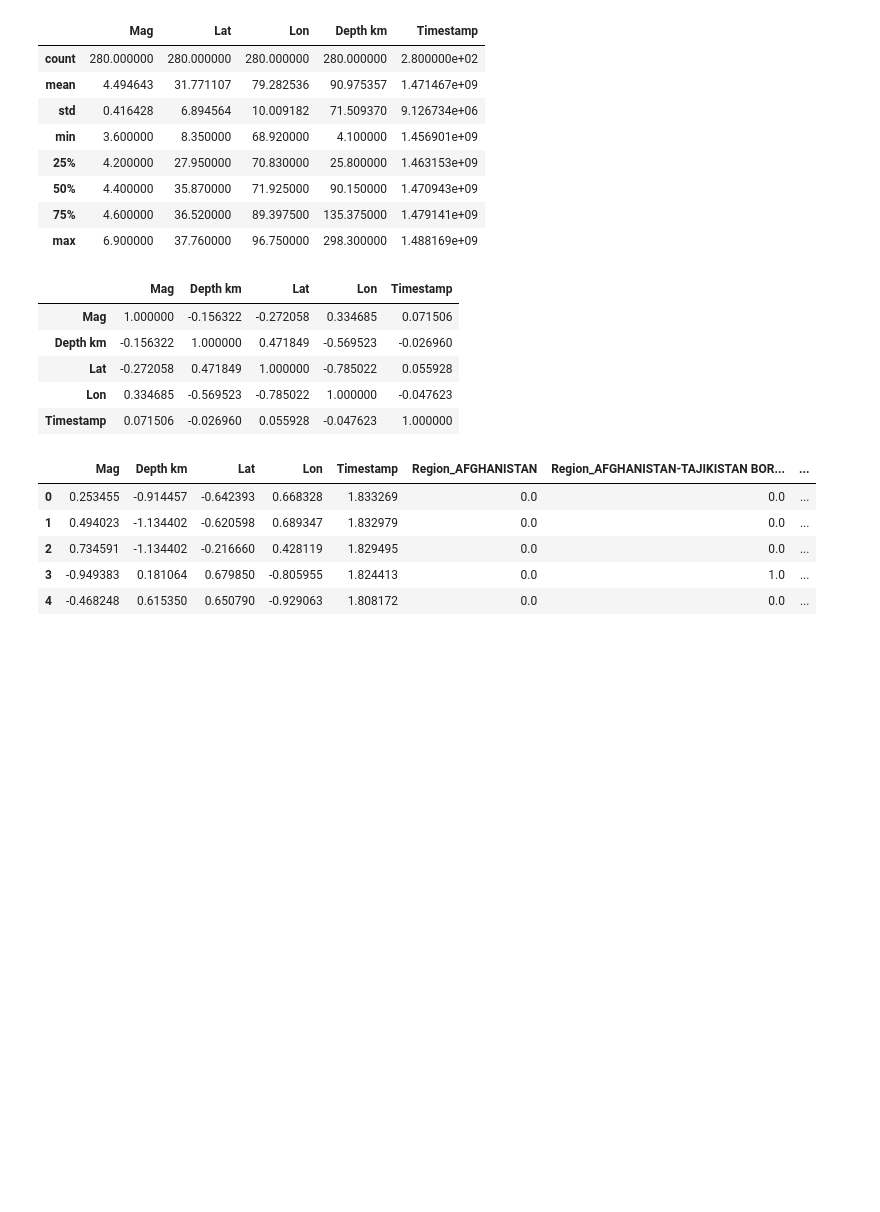
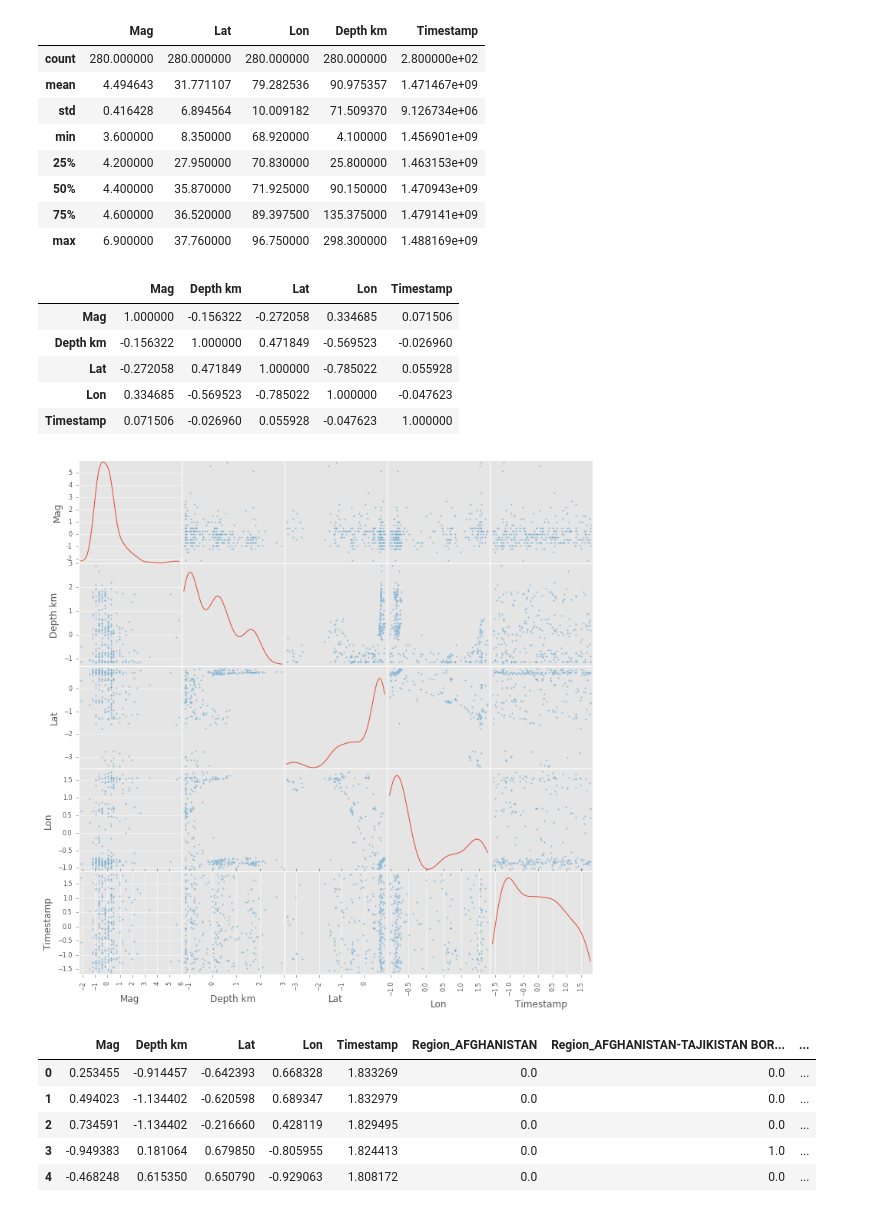
Before and after one commit to niksoc/earthquake, a Jupyter notebook: explore.ipynb, the cells around one changed output. Drawn from its saved outputs; the diff is of its cells as text; code cells hidden in the pictures; blank space fills up the shorter version.

```diff
--- a/explore.ipynb
+++ b/explore.ipynb
@@ -33,27 +33,17 @@ df.describe()
 | 50% | 4.400000 | 35.870000 | 71.925000 | 90.150000 | 1.470943e+09 |
 | 75% | 4.600000 | 36.520000 | 89.397500 | 135.375000 | 1.479141e+09 |
 | max | 6.900000 | 37.760000 | 96.750000 | 298.300000 | 1.488169e+09 |
-# %%
-mapper = DataFrameMapper([
-        ('Region', None),
-        (['Mag'],sklearn.preprocessing.StandardScaler()),
-        (['Depth km'],sklearn.preprocessing.StandardScaler()),
-        (['Lat'],sklearn.preprocessing.StandardScaler()),
-        (['Lon'],sklearn.preprocessing.StandardScaler()),
-        (['Timestamp'], sklearn.preprocessing.StandardScaler())
-    ], df_out=True)
-df = mapper.fit_transform(df)
-df[['Mag','Lat','Lon','Timestamp','Depth km']] = df[['Mag','Lat','Lon','Timestamp','Depth km']].astype(float)
 # %%
-#axs = pd.scatter_matrix(df, figsize=(12,12), diagonal='kde')
+axs = pd.scatter_matrix(df, figsize=(12,12), diagonal='kde')
 df.corr()
 # %% [output]
 |  | Mag | Depth km | Lat | Lon | Timestamp |
 | Mag | 1.000000 | -0.156322 | -0.272058 | 0.334685 | 0.071506 |
 | Depth km | -0.156322 | 1.000000 | 0.471849 | -0.569523 | -0.026960 |
 | Lat | -0.272058 | 0.471849 | 1.000000 | -0.785022 | 0.055928 |
 | Lon | 0.334685 | -0.569523 | -0.785022 | 1.000000 | -0.047623 |
 | Timestamp | 0.071506 | -0.026960 | 0.055928 | -0.047623 | 1.000000 |
+[figure, added]
 # %%
 df = pd.get_dummies(df, columns = ['Region'])
 # %%
```
Also changed, not shown: parts of 7 cells of this notebook, 1 other file.
